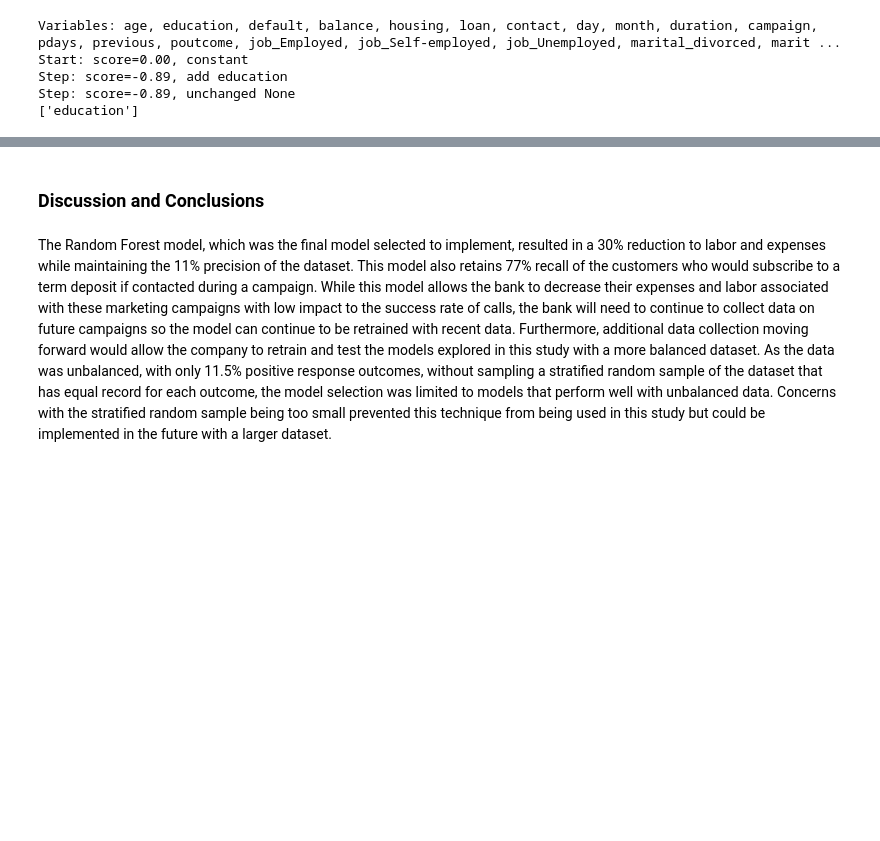
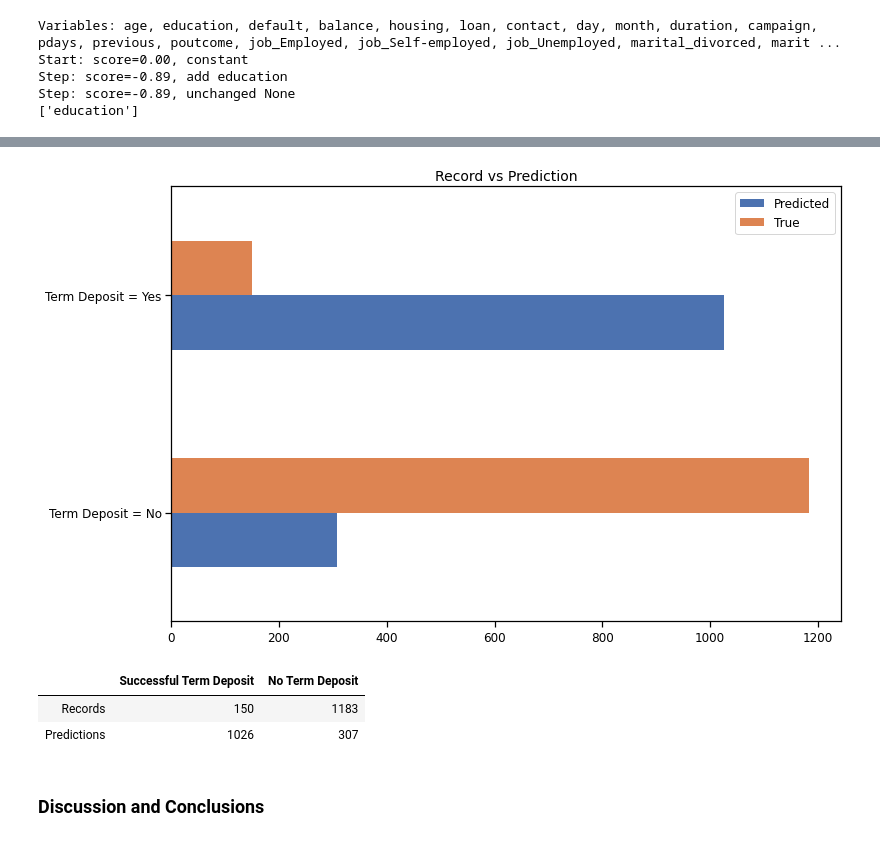
Before and after one commit to katie-hu/Bank_Marketing, a Jupyter notebook: Team 4 Final Project.ipynb, the cells around one changed output, grey strips where cells are left out. Saved outputs shown, nothing was run; the diff lists cells and outputs as text; code cells hidden in the pictures; blank space fills up the shorter version.

```diff
--- a/Team 4 Final Project.ipynb
+++ b/Team 4 Final Project.ipynb
@@ -1547,4 +1598,33 @@ df.style.set_properties(**{'border': '1.3px solid black',
+# %%
+# Use horizontal barchart to visualize the difference
+
+predict = [count_0_pred, count_1_pred]
+true = [count_0_true, count_1_true]
+index = ['Term Deposit = No', 'Term Deposit = Yes']
+df = pd.DataFrame({'Predicted': predict,
+                   'True': true}, index=index)
+
+
+
+ax = df.plot.barh(figsize=[12, 8], fontsize=12)
+ax.set_title('Record vs Prediction', fontsize=14)
+leg = ax.legend()
+# %% [output]
+[figure, added]
+# %%
+# Create table to show records and predictions with term deposits
+
+dict = {'' : ['Records', 'Predictions'],
+        'Successful Term Deposit' : [150, 1026],
+        'No Term Deposit' : [1183, 307]}
+df = pd.DataFrame(dict)
+
+df.style.set_properties(**{'border': '1.3px solid black',
+                          'color': 'black',
+                          'background-color': 'white'}).hide_index()
+# %% [output]
+|  | Successful Term Deposit | No Term Deposit |
+| Records | 150 | 1183 |
+| Predictions | 1026 | 307 |
 # %% [markdown]
 ### Discussion and Conclusions
-# %% [markdown]
-The Random Forest model, which was the final model selected to implement, resulted in a 30% reduction to labor and expenses while maintaining the 11% precision of the dataset. This model also retains 77% recall of the customers who would subscribe to a term deposit if contacted during a campaign. While this model allows the bank to decrease their expenses and labor associated with these marketing campaigns with low impact to the success rate of calls, the bank will need to continue to collect data on future campaigns so the model can continue to be retrained with recent data. Furthermore, additional data collection moving forward would allow the company to retrain and test the models explored in this study with a more balanced dataset. As the data was unbalanced, with only 11.5% positive response outcomes, without sampling a stratified random sample of the dataset that has equal record for each outcome, the model selection was limited to models that perform well with unbalanced data. Concerns with the stratified random sample being too small prevented this technique from being used in this study but could be implemented in the future with a larger dataset.
```
Also changed, not shown: parts of 65 cells of this notebook, 1 other file.
